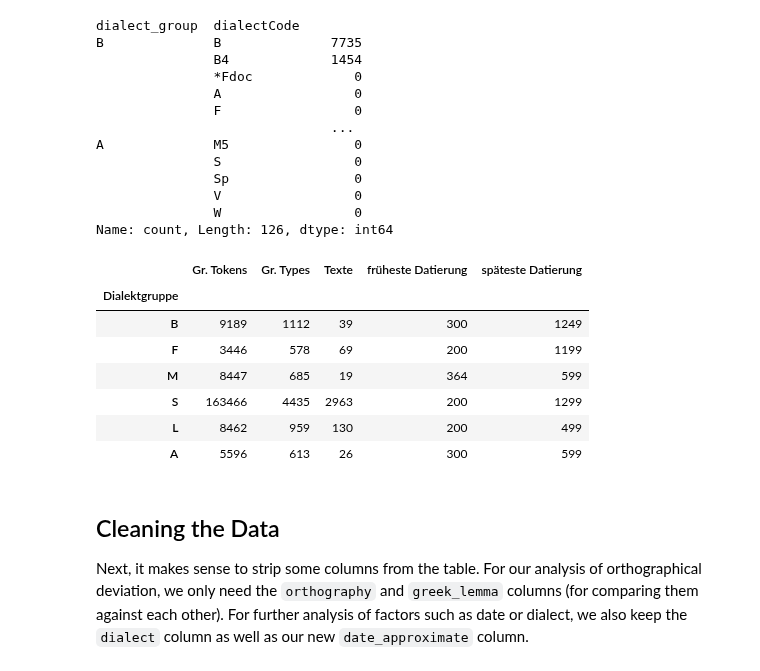
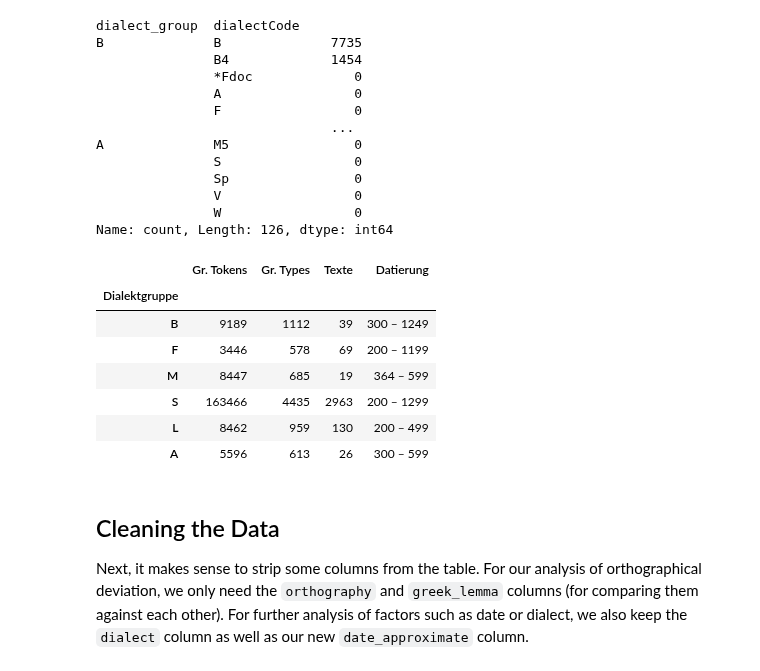
Before and after one commit to kmein/greek-coptic, a Jupyter notebook: greek-coptic.ipynb, the cells around one changed output. Drawn from its saved outputs; the diff is of its cells as text; code cells hidden in the pictures.

Commit message:
simplify dialect table

```diff
--- a/greek-coptic.ipynb
+++ b/greek-coptic.ipynb
@@ -225,23 +225,22 @@ Name: count, Length: 126, dtype: int64
 # %%
 per_dialect = pd.DataFrame({
     "Gr. Tokens": df["dialect_group"].value_counts(),
     "Gr. Types": df.groupby("dialect_group")["greek_lemma"].unique().apply(len),
     "Texte": df.groupby("dialect_group")["manuscript_text"].unique().apply(len),
-    "früheste Datierung": df.groupby("dialect_group")["earliest"].min().astype(int),
-    "späteste Datierung":  df.groupby("dialect_group")["latest"].max().astype(int),
+    "Datierung": df.groupby("dialect_group")["earliest"].min().astype(int).astype(str) + " – " + df.groupby("dialect_group")["latest"].max().astype(int).astype(str),
 })#.sort_values(by="Gr. Tokens", ascending=False)
 per_dialect.index = per_dialect.index.rename("Dialektgruppe")
 write_table(per_dialect, "dialect-frequencies", caption="Häufigkeiten griechischer Lehnwörter nach Dialekt sowie Anzahl der Texte und ungefährer Belegzeitraum", heatmap=False, as_ints=False, axis=None)
 per_dialect
 # %% [output]
-|  | Gr. Tokens | Gr. Types | Texte | früheste Datierung | späteste Datierung |
-| Dialektgruppe |  |  |  |  |  |
-| B | 9189 | 1112 | 39 | 300 | 1249 |
-| F | 3446 | 578 | 69 | 200 | 1199 |
-| M | 8447 | 685 | 19 | 364 | 599 |
-| S | 163466 | 4435 | 2963 | 200 | 1299 |
-| L | 8462 | 959 | 130 | 200 | 499 |
-| A | 5596 | 613 | 26 | 300 | 599 |
+|  | Gr. Tokens | Gr. Types | Texte | Datierung |
+| Dialektgruppe |  |  |  |  |
+| B | 9189 | 1112 | 39 | 300 – 1249 |
+| F | 3446 | 578 | 69 | 200 – 1199 |
+| M | 8447 | 685 | 19 | 364 – 599 |
+| S | 163466 | 4435 | 2963 | 200 – 1299 |
+| L | 8462 | 959 | 130 | 200 – 499 |
+| A | 5596 | 613 | 26 | 300 – 599 |
 # %% [markdown]
 ## Cleaning the Data
 Next, it makes sense to strip some columns from the table. For our analysis of orthographical deviation, we only need the `orthography` and `greek_lemma` columns (for comparing them against each other).
```
Also changed, not shown: parts of 3 cells of this notebook.
